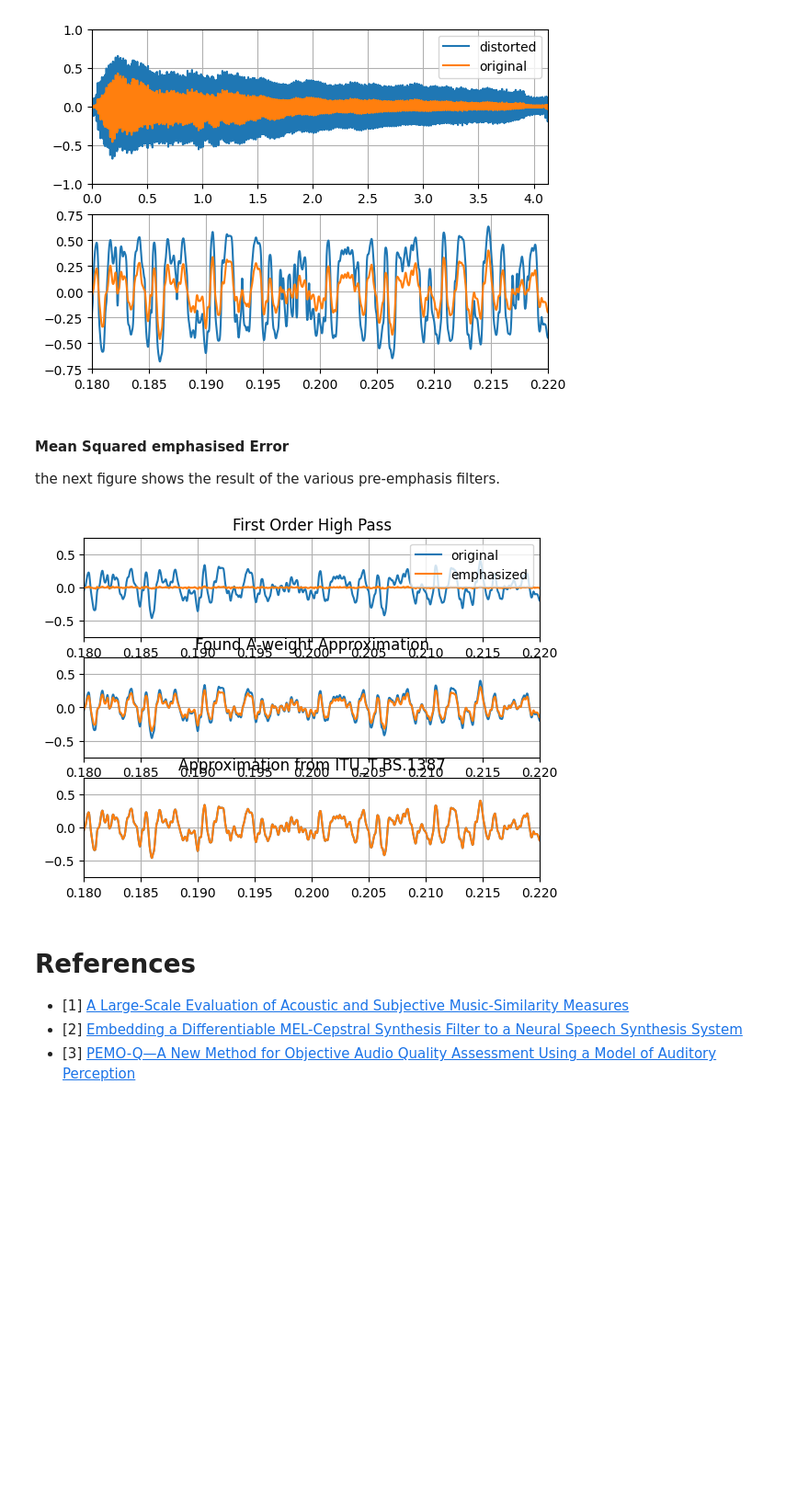
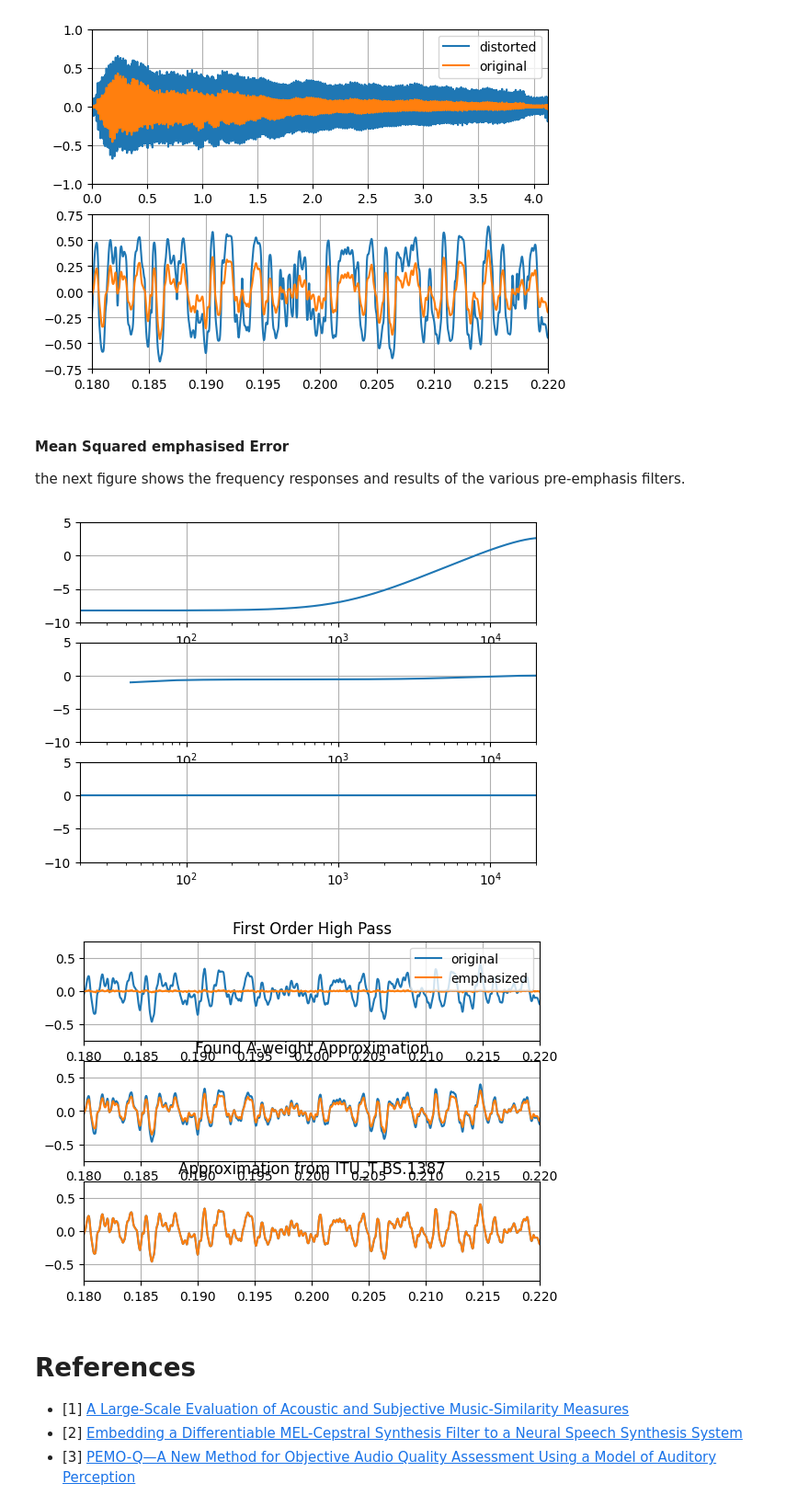
Before and after one commit to Mhuzvar/percloss, a Jupyter notebook: notes.ipynb, the cells around one changed output. Shown: that part at 92% size. Cells and saved outputs as stored; diff of their text form; code cells hidden in the pictures; blank space fills up the shorter version.

Commit message:
250612 updated graphs, started A-filter approximation

```diff
--- a/notes.ipynb
+++ b/notes.ipynb
@@ -273,28 +274,38 @@ plt.show()
 # %% [markdown]
 #### Mean Squared emphasised Error
 
-the next figure shows the result of the various pre-emphasis filters.
+the next figure shows the frequency responses and results of the various pre-emphasis filters.
 # %%
+w, h0 = scipy.signal.freqz([1, -0.85], fs=fs)
+w, h1 = scipy.signal.freqz([0.95616638497, -1.31960414122, 0.36343775625], a=[1, -1.31861375911, 0.32059452332], fs=fs)
+w, h2 = scipy.signal.freqz([1],[1], fs=fs)
+f1, a1 = plt.subplots(3,1)
+a1[0].semilogx(w, 10*np.log10(np.abs(h0)))
+a1[1].semilogx(w, 10*np.log10(np.abs(h1)))
+a1[2].semilogx(w, 10*np.log10(np.abs(h2)))
+for i in range(3):
+    a1[i].axis([20, 20000, -10, 5])
+    a1[i].grid()
+plt.show()
+
 f2, a2 = plt.subplots(3,1)
 a2[0].plot(t, np.squeeze(insig.to('cpu').detach().numpy()),   label='original')
 a2[0].plot(t, np.squeeze(msee0.preem(insig).to('cpu').detach().numpy()), label='emphasized')
-a2[0].axis([0.18,0.22,-0.75,0.75])
 a2[0].legend()
-a2[0].grid()
 a2[0].set_title('First Order High Pass')
 a2[1].plot(t, np.squeeze(insig.to('cpu').detach().numpy()),   label='original')
 a2[1].plot(t, np.squeeze(msee1.preem(insig).to('cpu').detach().numpy()), label='emphasized')
-a2[1].axis([0.18,0.22,-0.75,0.75])
-a2[1].grid()
 a2[1].set_title('Found A-weight Approximation')
 a2[2].plot(t, np.squeeze(insig.to('cpu').detach().numpy()),   label='original')
 a2[2].plot(t, np.squeeze(msee2.preem(insig).to('cpu').detach().numpy()), label='emphasized')
-a2[2].axis([0.18,0.22,-0.75,0.75])
-a2[2].grid()
 a2[2].set_title('Approximation from ITU_T BS.1387')
+for i in range(3):
+    a2[i].axis([0.18,0.22,-0.75,0.75])
+    a2[i].grid()
 plt.show()
 # %% [output]
-[figure, old version]
+[figure, new version]
+[figure, added]
 # %% [markdown]
 # References
 - [1] [A Large-Scale Evaluation of Acoustic and Subjective Music-Similarity Measures](https://www.jstor.org/stable/3681827)
```
Also changed, not shown: parts of 1 cell of this notebook.
